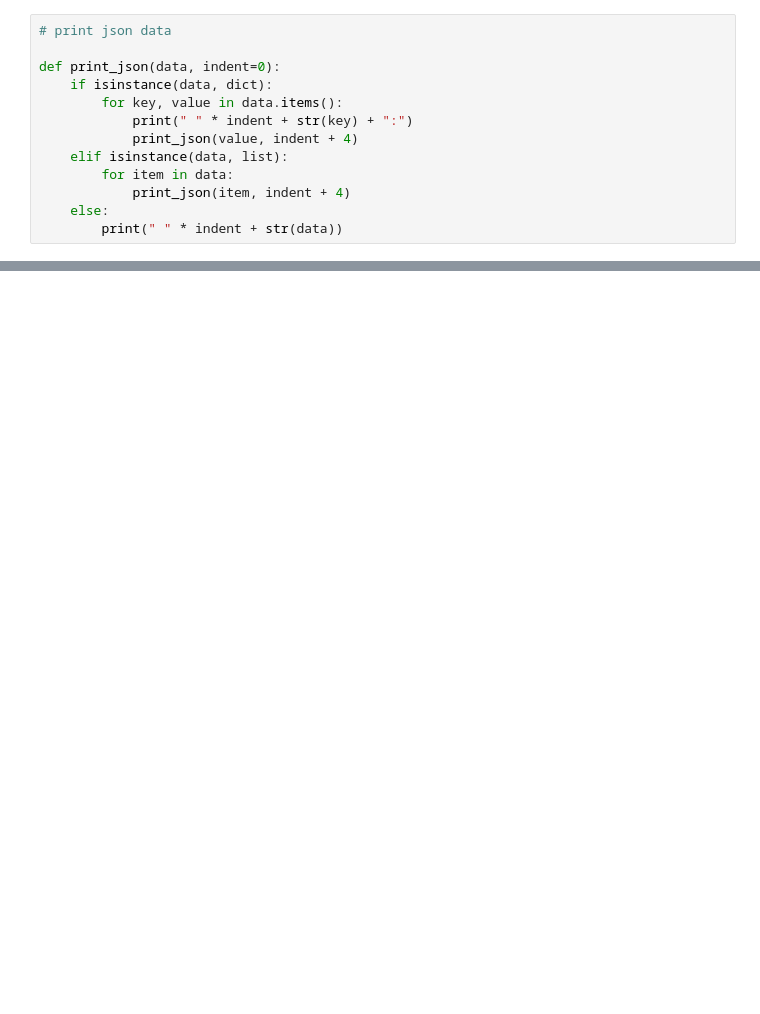
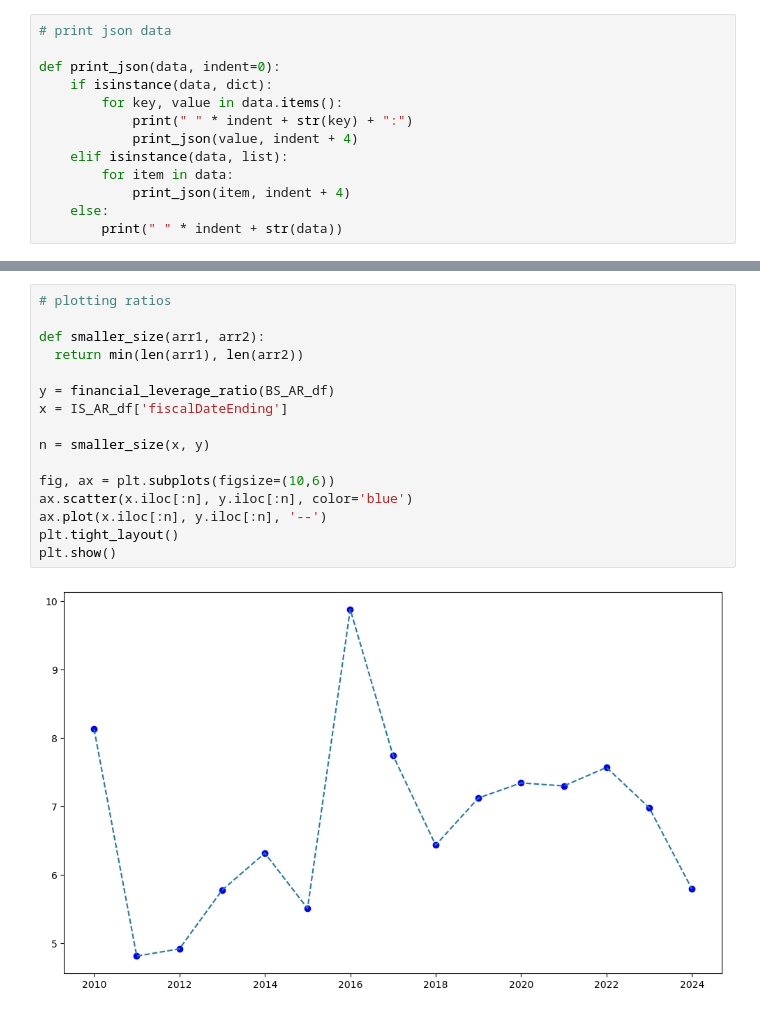
Before and after one commit to agiano/business_valuator, a Jupyter notebook: scratch.ipynb, the cells around one changed output, grey strips where cells are left out. Drawn from its saved outputs; the diff is of its cells as text; blank space fills up the shorter version.

```diff
--- a/scratch.ipynb
+++ b/scratch.ipynb
@@ -173,0 +357,18 @@ plt.tight_layout()
+# %%
+# plotting ratios
+
+def smaller_size(arr1, arr2):
+  return min(len(arr1), len(arr2))
+
+y = financial_leverage_ratio(BS_AR_df)
+x = IS_AR_df['fiscalDateEnding']
+
+n = smaller_size(x, y)
+
+fig, ax = plt.subplots(figsize=(10,6))
+ax.scatter(x.iloc[:n], y.iloc[:n], color='blue')
+ax.plot(x.iloc[:n], y.iloc[:n], '--')
+plt.tight_layout()
+plt.show()
+# %% [output]
+[figure, added]
```
Also changed, not shown: parts of 16 cells of this notebook.
